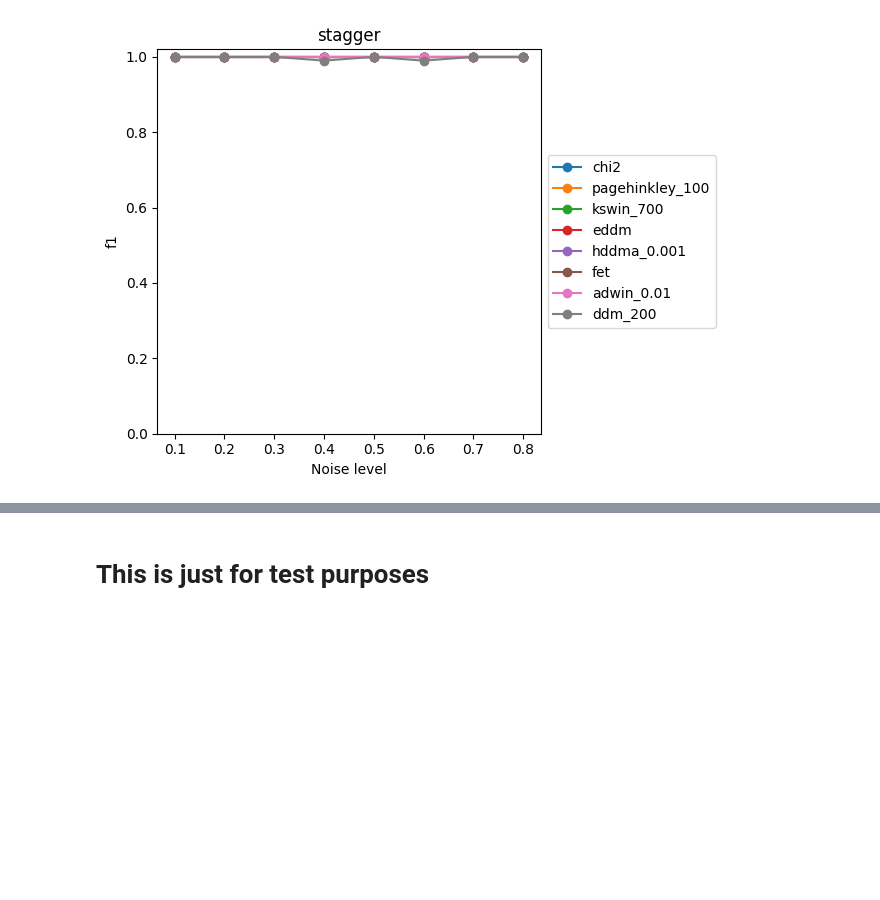
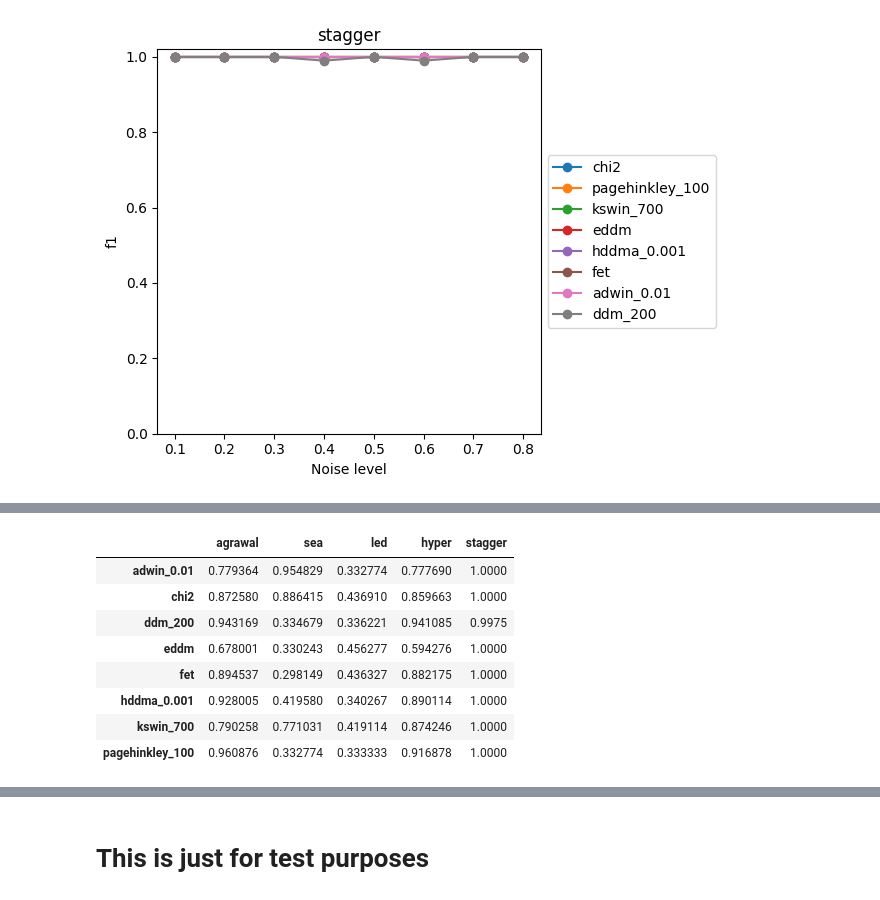
Before and after one commit to fgiobergia/DriftInspector, a Jupyter notebook: src/synth/cds_global_methods.ipynb, the cells around one changed output, grey strips where cells are left out. Cells and saved outputs as stored; diff of their text form; code cells hidden in the pictures; blank space fills up the shorter version.

```diff
--- a/src/synth/cds_global_methods.ipynb
+++ b/src/synth/cds_global_methods.ipynb
@@ -503,0 +615,18 @@ for dataset in store_best_results:
+# %%
+avg_noise_results = {}
+
+for dataset in store_best_results:
+    avg_noise_results[dataset] = dict(pd.DataFrame(store_best_results[dataset]).mean())
+
+df_avg = pd.DataFrame(avg_noise_results)
+df_avg.sort_index()
+# %% [output]
+|  | agrawal | sea | led | hyper | stagger |
+| adwin_0.01 | 0.779364 | 0.954829 | 0.332774 | 0.777690 | 1.0000 |
+| chi2 | 0.872580 | 0.886415 | 0.436910 | 0.859663 | 1.0000 |
+| ddm_200 | 0.943169 | 0.334679 | 0.336221 | 0.941085 | 0.9975 |
+| eddm | 0.678001 | 0.330243 | 0.456277 | 0.594276 | 1.0000 |
+| fet | 0.894537 | 0.298149 | 0.436327 | 0.882175 | 1.0000 |
+| hddma_0.001 | 0.928005 | 0.419580 | 0.340267 | 0.890114 | 1.0000 |
+| kswin_700 | 0.790258 | 0.771031 | 0.419114 | 0.874246 | 1.0000 |
+| pagehinkley_100 | 0.960876 | 0.332774 | 0.333333 | 0.916878 | 1.0000 |
```
Also changed, not shown: parts of 8 cells of this notebook.
